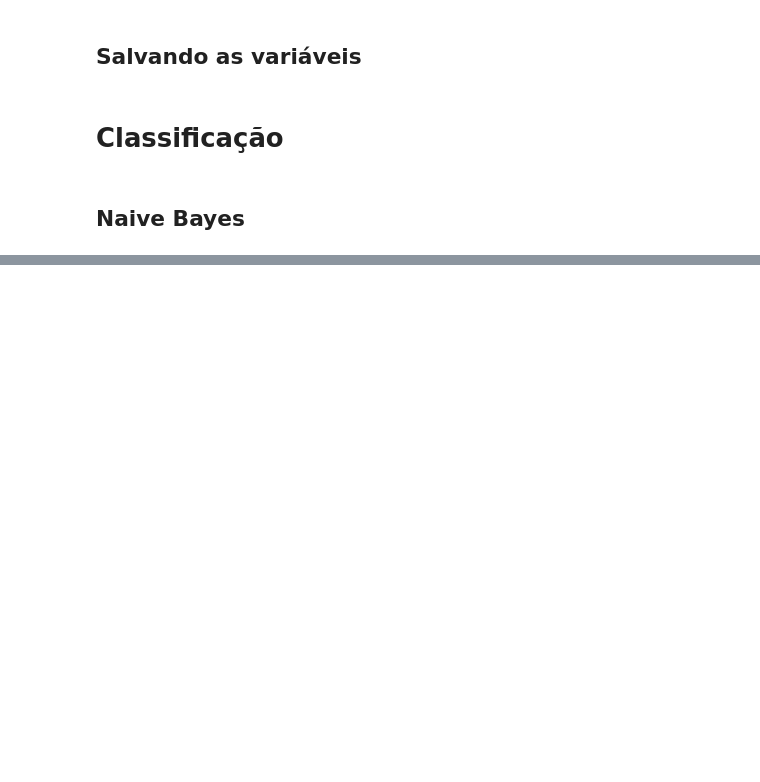
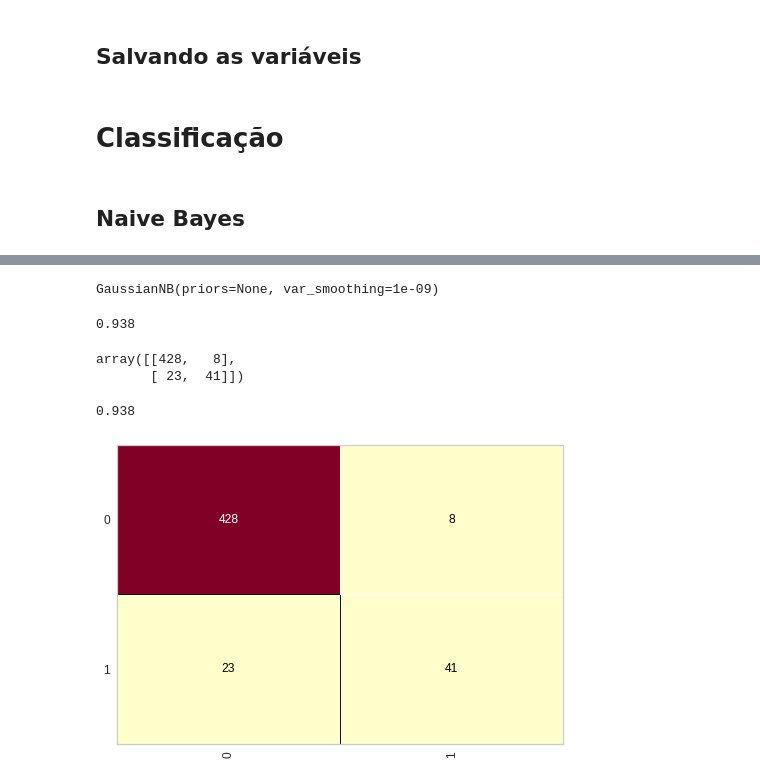
Before and after one commit to WES404/Machine_Learning_udemy, a Jupyter notebook: ML_UDEMY.ipynb, the cells around one changed output, grey strips where cells are left out. Cells and saved outputs as stored; diff of their text form; code cells hidden in the pictures; blank space fills up the shorter version.

```diff
--- a/ML_UDEMY.ipynb
+++ b/ML_UDEMY.ipynb
@@ -383,0 +417,13 @@ from sklearn.naive_bayes import GaussianNB
+# %%
+# Usando LabelEnconder
+from sklearn.preprocessing import LabelEncoder
+
+labelencoder = LabelEncoder()
+X_risco_credito[:, 0] = labelencoder.fit_transform(X_risco_credito[:, 0])
+X_risco_credito[:, 1] = labelencoder.fit_transform(X_risco_credito[:, 1])
+X_risco_credito[:, 2] = labelencoder.fit_transform(X_risco_credito[:, 2])
+X_risco_credito[:, 3] = labelencoder.fit_transform(X_risco_credito[:, 3])
+# %%
+import pickle
+with open("risco_credito.pkl", "wb") as f:
+  pickle.dump([X_risco_credito, y_risco_credito], f)
@@ -383,0 +449,3 @@ from sklearn.naive_bayes import GaussianNB
+# %%
+with open('credit.pkl', 'rb') as f:
+  X_credit_treinamento, y_credit_treinamento, X_credit_teste, y_credit_teste = pickle.load(f)
@@ -383,0 +460,5 @@ from sklearn.naive_bayes import GaussianNB
+# %%
+naive_credit = GaussianNB()
+naive_credit.fit(X_credit_treinamento, y_credit_treinamento)
+# %% [output]
+GaussianNB(priors=None, var_smoothing=1e-09)
@@ -383,0 +469,9 @@ from sklearn.naive_bayes import GaussianNB
+# %%
+accuracy_score(y_credit_teste, previsoes)
+# %% [output]
+0.938
+# %%
+confusion_matrix(y_credit_teste, previsoes)
+# %% [output]
+array([[428,   8],
+       [ 23,  41]])
@@ -383,0 +480,7 @@ from sklearn.naive_bayes import GaussianNB
+# %%
+cm = ConfusionMatrix(naive_credit)
+cm.fit(X_credit_treinamento, y_credit_treinamento)
+cm.score(X_credit_teste, y_credit_teste)
+# %% [output]
+0.938
+[figure, added]
```
Also changed, not shown: parts of 46 cells of this notebook.
